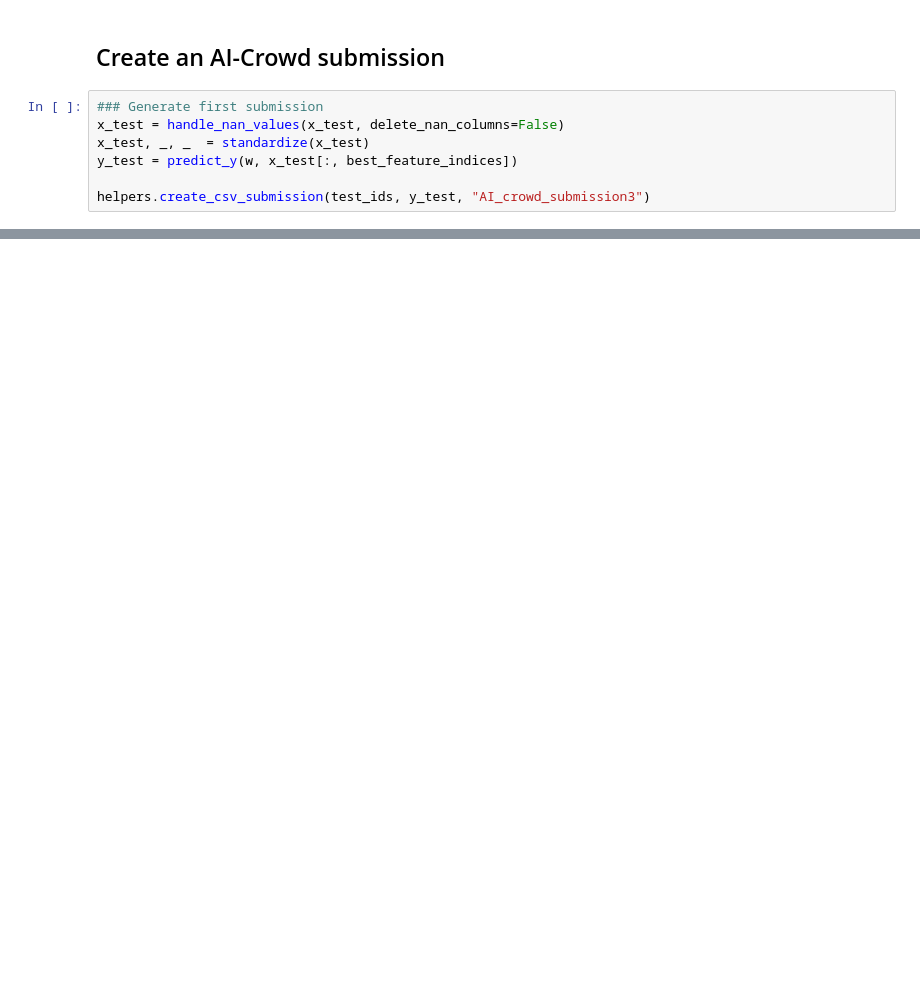
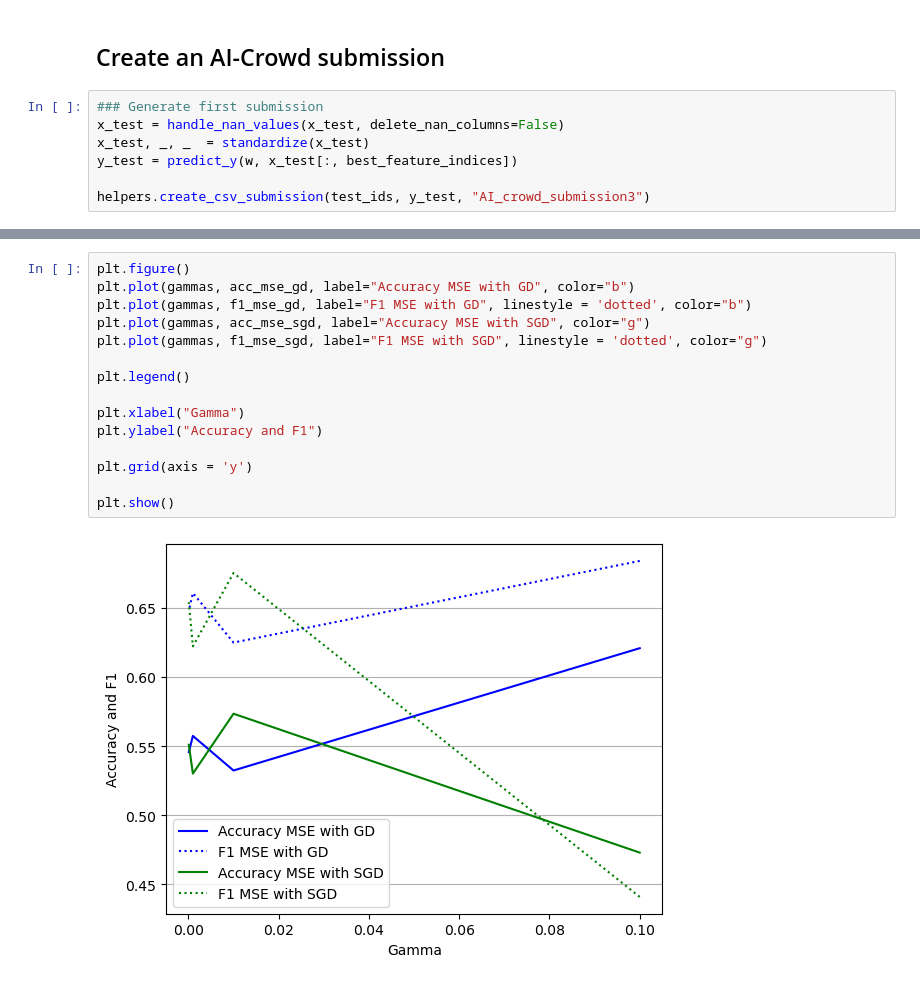
Before and after one commit to thaminmaurer/ML_Project1, a Jupyter notebook: run.ipynb, the cells around one changed output, grey strips where cells are left out. Saved outputs shown, nothing was run; the diff lists cells and outputs as text; blank space fills up the shorter version.

Commit message:
plotting gd and sgd for different gammas

```diff
--- a/run.ipynb
+++ b/run.ipynb
@@ -505,0 +475,17 @@ ValueError: x and y must have same first dimension, but have shapes (100,) and (
+# %%
+plt.figure()
+plt.plot(gammas, acc_mse_gd, label="Accuracy MSE with GD", color="b")
+plt.plot(gammas, f1_mse_gd, label="F1 MSE with GD", linestyle = 'dotted', color="b")
+plt.plot(gammas, acc_mse_sgd, label="Accuracy MSE with SGD", color="g")
+plt.plot(gammas, f1_mse_sgd, label="F1 MSE with SGD", linestyle = 'dotted', color="g")
+
+plt.legend()
+
+plt.xlabel("Gamma")
+plt.ylabel("Accuracy and F1")
+
+plt.grid(axis = 'y')
+
+plt.show()
+# %% [output]
+[figure, added]
```
Also changed, not shown: parts of 12 cells of this notebook.
